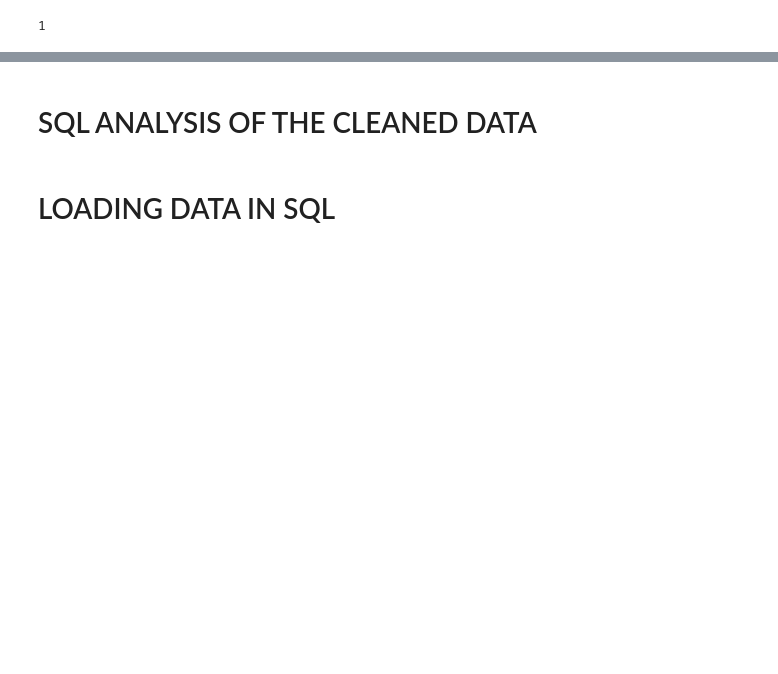
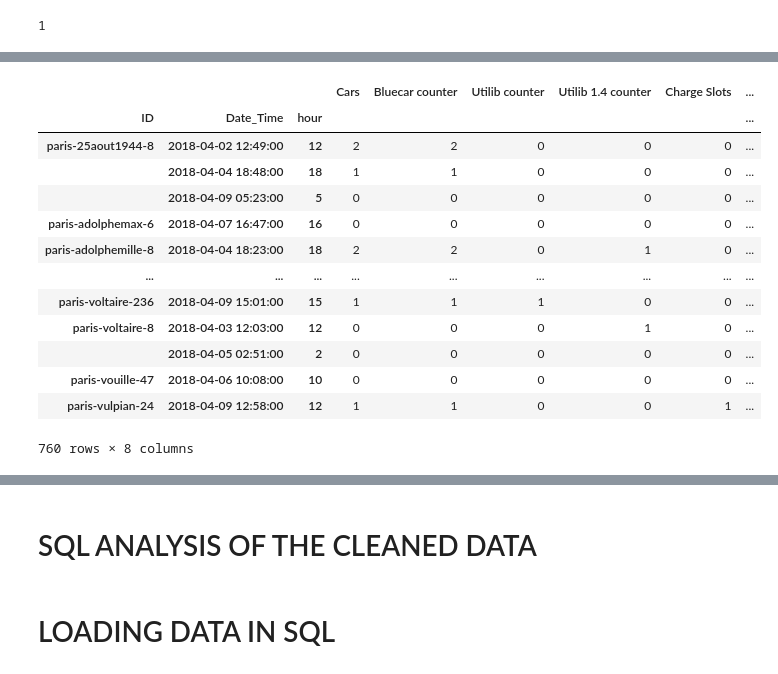
Before and after one commit to vivianusdjpy/ELECTRIC-CAR-SHARING-SERVICE-WEEK-4-IP, a Jupyter notebook: Moringa_Data_Science_Prep_W4_Independent_Project_2019_11_VIVIAN_NJAU_Python_SQL_Notebook.ipynb, the cells around one changed output, grey strips where cells are left out. Drawn from its saved outputs; the diff is of its cells as text; code cells hidden in the pictures; blank space fills up the shorter version.

```diff
--- a/Moringa_Data_Science_Prep_W4_Independent_Project_2019_11_VIVIAN_NJAU_Python_SQL_Notebook.ipynb
+++ b/Moringa_Data_Science_Prep_W4_Independent_Project_2019_11_VIVIAN_NJAU_Python_SQL_Notebook.ipynb
@@ -396,0 +434,19 @@ df_12.head(10)
+# %%
+#sorting the df_13 difference column to obtain positive values (meaning a car was picked up)
+df_14 = df_13[df_13['diff'] > 0]
+df_14
+# %% [output]
+|  |  |  | Cars | Bluecar counter | Utilib counter | Utilib 1.4 counter | Charge Slots | ... |
+| ID | Date_Time | hour |  |  |  |  |  | ... |
+| paris-25aout1944-8 | 2018-04-02 12:49:00 | 12 | 2 | 2 | 0 | 0 | 0 | ... |
+|  | 2018-04-04 18:48:00 | 18 | 1 | 1 | 0 | 0 | 0 | ... |
+|  | 2018-04-09 05:23:00 | 5 | 0 | 0 | 0 | 0 | 0 | ... |
+| paris-adolphemax-6 | 2018-04-07 16:47:00 | 16 | 0 | 0 | 0 | 0 | 0 | ... |
+| paris-adolphemille-8 | 2018-04-04 18:23:00 | 18 | 2 | 2 | 0 | 1 | 0 | ... |
+| ... | ... | ... | ... | ... | ... | ... | ... | ... |
+| paris-voltaire-236 | 2018-04-09 15:01:00 | 15 | 1 | 1 | 1 | 0 | 0 | ... |
+| paris-voltaire-8 | 2018-04-03 12:03:00 | 12 | 0 | 0 | 0 | 1 | 0 | ... |
+|  | 2018-04-05 02:51:00 | 2 | 0 | 0 | 0 | 0 | 0 | ... |
+| paris-vouille-47 | 2018-04-06 10:08:00 | 10 | 0 | 0 | 0 | 0 | 0 | ... |
+| paris-vulpian-24 | 2018-04-09 12:58:00 | 12 | 1 | 1 | 0 | 0 | 1 | ... |
+760 rows × 8 columns
```
Also changed, not shown: parts of 18 cells of this notebook.
